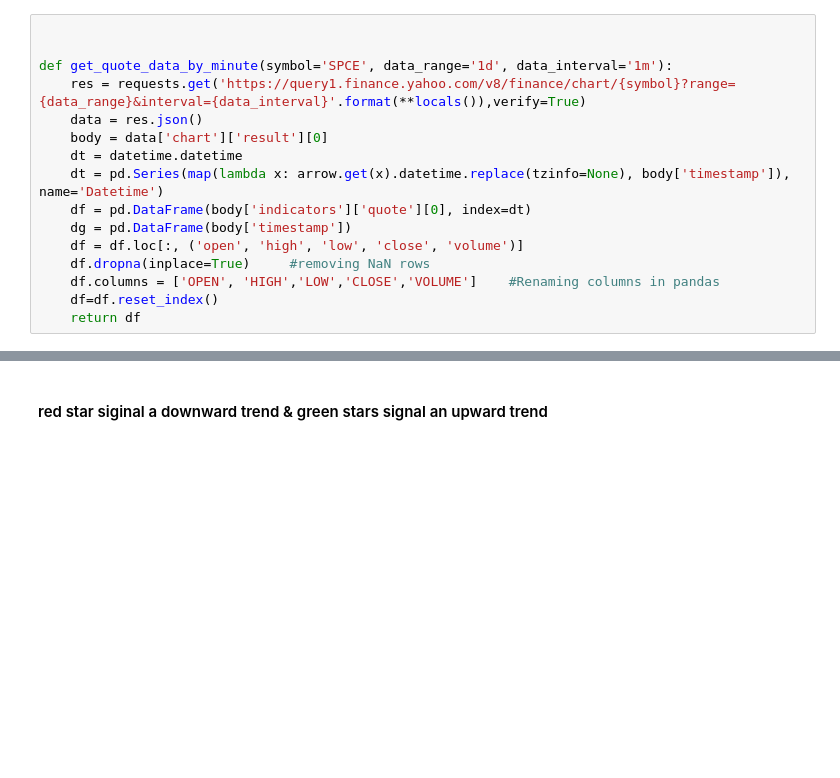
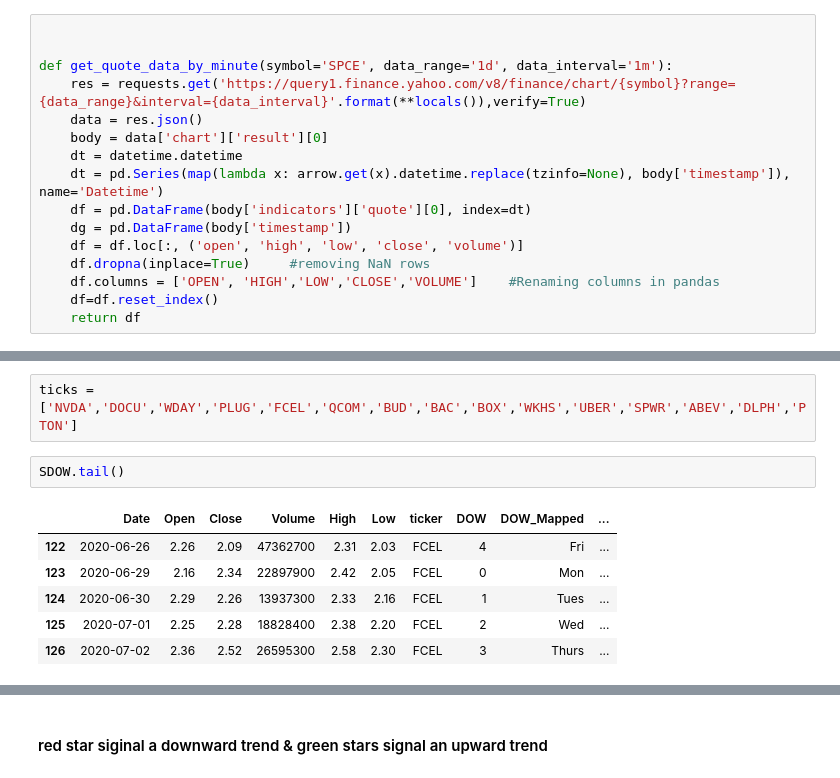
Before and after one commit to Mtaylert/Stock_Evaluation, a Jupyter notebook: StockEvaluations.ipynb, the cells around one changed output, grey strips where cells are left out. Saved outputs shown, nothing was run; the diff lists cells and outputs as text; blank space fills up the shorter version.

```diff
--- a/StockEvaluations.ipynb
+++ b/StockEvaluations.ipynb
@@ -172,0 +166,11 @@ To register the converters:
+# %%
+ticks = ['NVDA','DOCU','WDAY','PLUG','FCEL','QCOM','BUD','BAC','BOX','WKHS','UBER','SPWR','ABEV','DLPH','PTON']
+# %%
+SDOW.tail()
+# %% [output]
+|  | Date | Open | Close | Volume | High | Low | ticker | DOW | DOW_Mapped | ... |
+| 122 | 2020-06-26 | 2.26 | 2.09 | 47362700 | 2.31 | 2.03 | FCEL | 4 | Fri | ... |
+| 123 | 2020-06-29 | 2.16 | 2.34 | 22897900 | 2.42 | 2.05 | FCEL | 0 | Mon | ... |
+| 124 | 2020-06-30 | 2.29 | 2.26 | 13937300 | 2.33 | 2.16 | FCEL | 1 | Tues | ... |
+| 125 | 2020-07-01 | 2.25 | 2.28 | 18828400 | 2.38 | 2.20 | FCEL | 2 | Wed | ... |
+| 126 | 2020-07-02 | 2.36 | 2.52 | 26595300 | 2.58 | 2.30 | FCEL | 3 | Thurs | ... |
```
Also changed, not shown: parts of 6 cells of this notebook, 1 other file.
